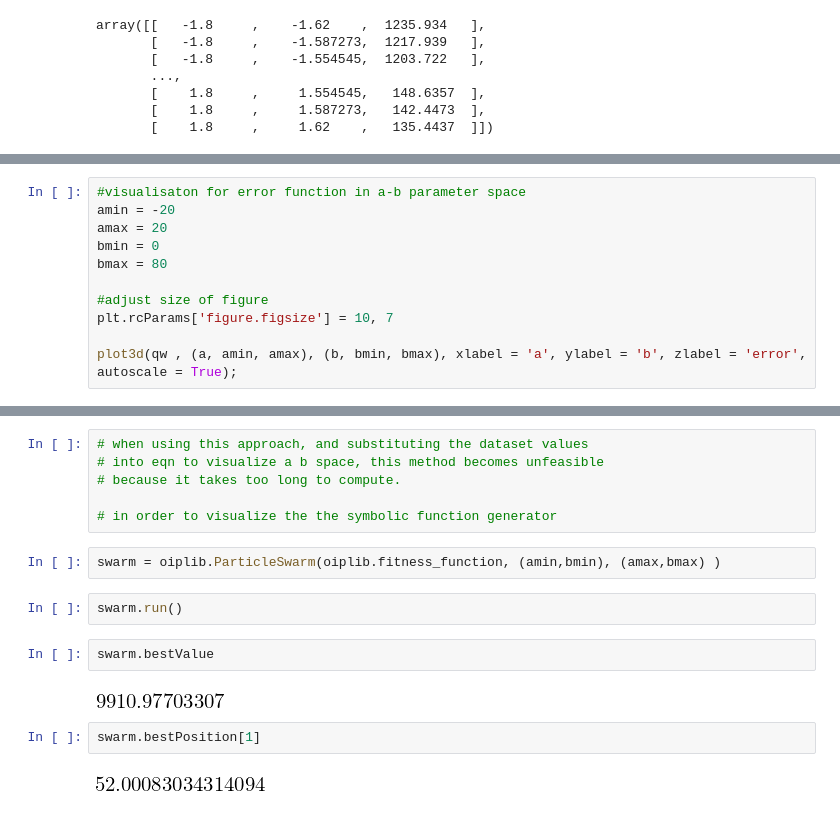
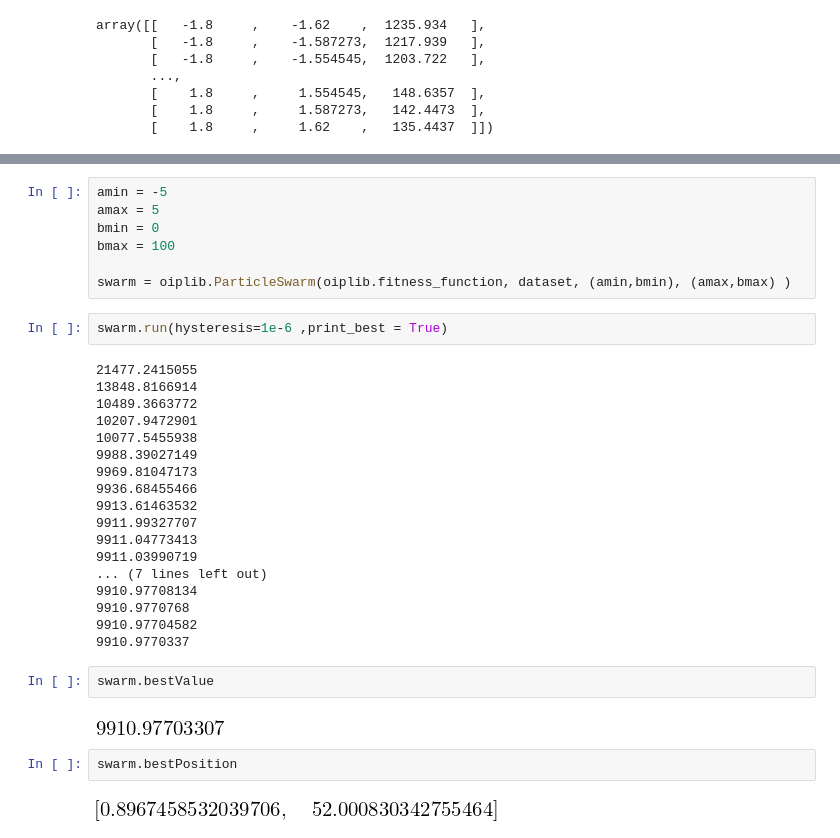
Before and after one commit to Clapfire/oip_image_processing_assignment_2, a Jupyter notebook: src/error-function.ipynb, the cells around one changed output, grey strips where cells are left out. Saved outputs shown, nothing was run; the diff lists cells and outputs as text.

```diff
--- a/src/error-function.ipynb
+++ b/src/error-function.ipynb
@@ -255,11 +59,0 @@ def symbolic_error_function(dataset):
-# %%
-#visualisaton for error function in a-b parameter space
-amin = -20
-amax = 20
-bmin = 0
-bmax = 80
-
-#adjust size of figure
-plt.rcParams['figure.figsize'] = 10, 7
-
-plot3d(qw , (a, amin, amax), (b, bmin, bmax), xlabel = 'a', ylabel = 'b', zlabel = 'error', autoscale = True);
@@ -346,19 +60,36 @@ eqn
-# %%
-# when using this approach, and substituting the dataset values
-# into eqn to visualize a b space, this method becomes unfeasible
-# because it takes too long to compute.
-
-# in order to visualize the the symbolic function generator
 # %%
-swarm = oiplib.ParticleSwarm(oiplib.fitness_function, (amin,bmin), (amax,bmax) )
+amin = -5
+amax = 5
+bmin = 0
+bmax = 100
+
+swarm = oiplib.ParticleSwarm(oiplib.fitness_function, dataset, (amin,bmin), (amax,bmax) )
-# %%
-swarm.run()
+# %%
+swarm.run(hysteresis=1e-6 ,print_best = True)
+# %% [output]
+21477.2415055
+13848.8166914
+10489.3663772
+10207.9472901
+10077.5455938
+9988.39027149
+9969.81047173
+9936.68455466
+9913.61463532
+9911.99327707
+9911.04773413
+9911.03990719
+... (7 lines left out)
+9910.97708134
+9910.9770768
+9910.97704582
+9910.9770337
 # %%
 swarm.bestValue
 # %% [output]
 [figure]
 # %%
-swarm.bestPosition[1]
+swarm.bestPosition
 # %% [output]
-[figure, old version]
+[figure, new version]
 # %%
```
Also changed, not shown: parts of 33 cells of this notebook, 1 other file.
